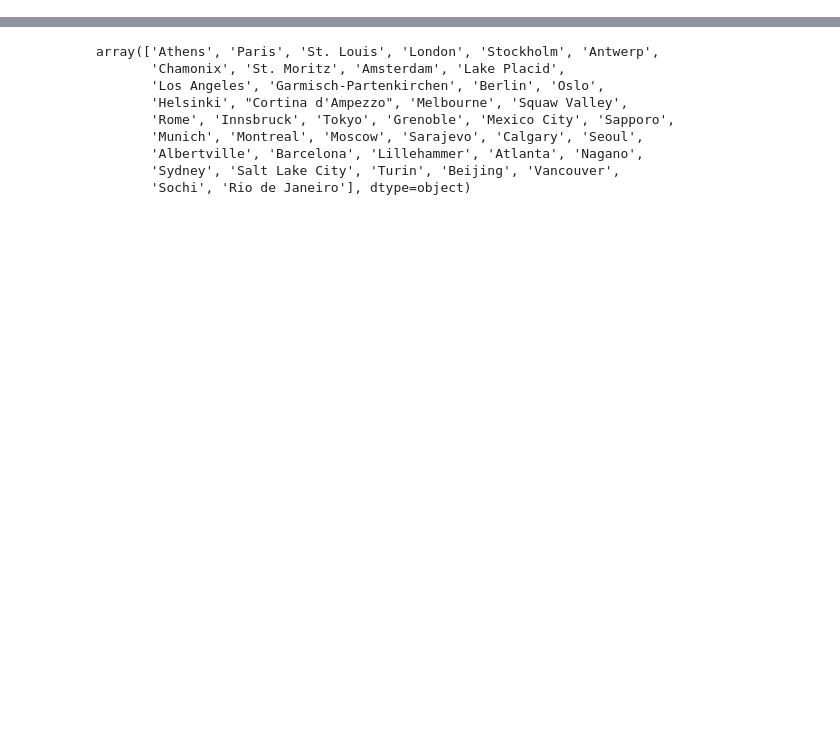
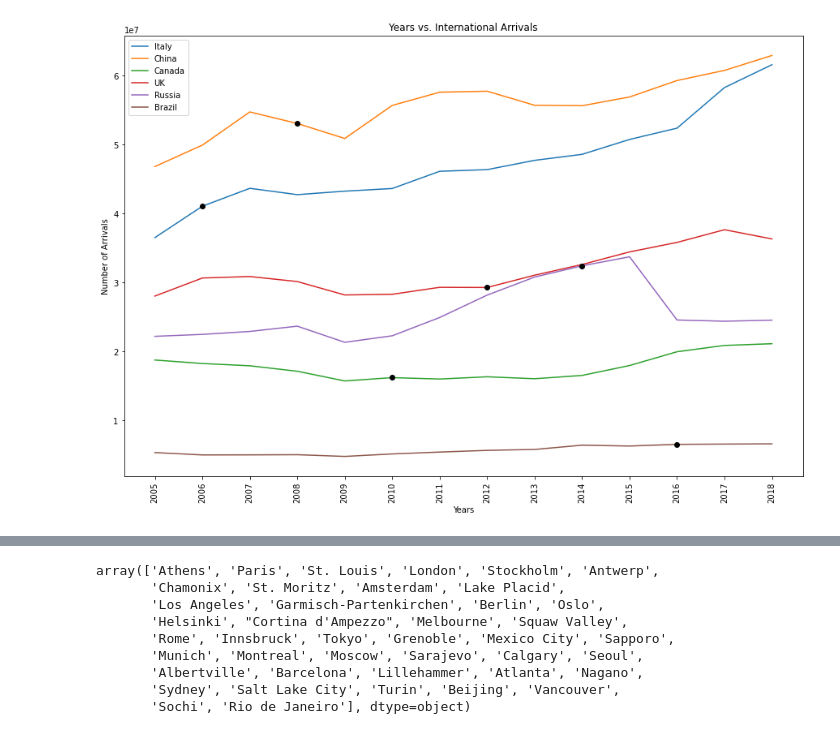
Before and after one commit to gjumaan/olympics-tourism-trends, a Jupyter notebook: data_cleanup.ipynb, the cells around one changed output, grey strips where cells are left out. Saved outputs shown, nothing was run; the diff lists cells and outputs as text; code cells hidden in the pictures; blank space fills up the shorter version.

Commit message:
added graphs and report

```diff
--- a/data_cleanup.ipynb
+++ b/data_cleanup.ipynb
@@ -17,0 +26,15 @@ expenditures_df = pd.read_csv('Resources/INT.XPND.csv')
+# %%
+#Rename country in arrivals dataset if different from host cities dataset
+arrivals_df = arrivals_df.replace('Russian Federation', 'Russia')
+
+#Rename column to allow merging
+arrivals_df = arrivals_df.rename(columns={'Country Name': 'Country'})
+# %%
+#Merge Datasets
+combined_df = last_six_hosts.merge(arrivals_df, on='Country', how='left')
+
+#Get rid of unnecessary columns
+combined_df = combined_df.drop(['Country Code', 'Indicator Name', 'Indicator Code'], axis=1)
+
+#Drop NaN columns
+combined_df = combined_df.dropna(axis=1)
@@ -17,0 +77,43 @@ expenditures_df = pd.read_csv('Resources/INT.XPND.csv')
+# %%
+#Line graph for Arrivals
+
+#x-axis
+list_of_years = [int(i) for i in combined_df.iloc[:,13:].columns.tolist()]
+
+#y-axis
+italy_arrivals = combined_df.iloc[0,13:]
+china_arrivals = combined_df.iloc[1,13:]
+canada_arrivals = combined_df.iloc[2,13:]
+uk_arrivals = combined_df.iloc[3, 13:]
+russia_arrivals = combined_df.iloc[4, 13:]
+brazil_arrivals = combined_df.iloc[5, 13:]
+
+#set figure size
+plt.figure(figsize=(15, 10))
+
+#plots
+plt.plot(list_of_years,italy_arrivals,label='Italy')
+plt.plot(list_of_years,china_arrivals,label='China')
+plt.plot(list_of_years,canada_arrivals,label='Canada')
+plt.plot(list_of_years,uk_arrivals,label='UK')
+plt.plot(list_of_years,russia_arrivals,label='Russia')
+plt.plot(list_of_years,brazil_arrivals,label='Brazil')
+
+#highlight the hosted year point
+plt.plot(list_of_years[1], italy_arrivals[1], 'ko')
+plt.plot(list_of_years[3],china_arrivals[3], 'ko')
+plt.plot(list_of_years[5],canada_arrivals[5], 'ko')
+plt.plot(list_of_years[7],uk_arrivals[7], 'ko')
+plt.plot(list_of_years[9],russia_arrivals[9], 'ko')
+plt.plot(list_of_years[11],brazil_arrivals[11], 'ko')
+
+#formatting
+plt.title('Years vs. International Arrivals')
+plt.xlabel('Years')
+plt.ylabel('Number of Arrivals')
+plt.xticks(list_of_years, rotation=90)
+plt.legend()
+
+plt.show()
+# %% [output]
+[figure, added]
```
Also changed, not shown: parts of 17 cells of this notebook.
